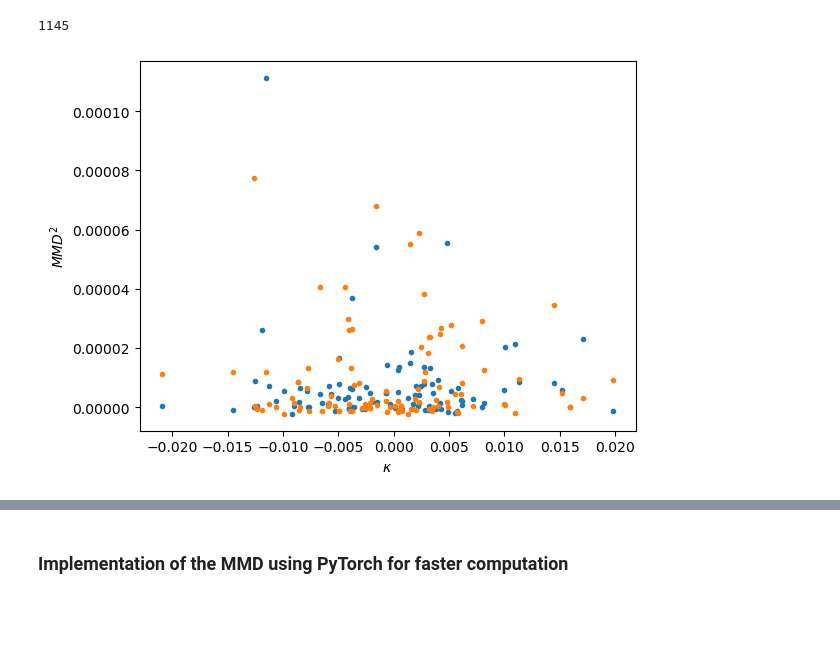
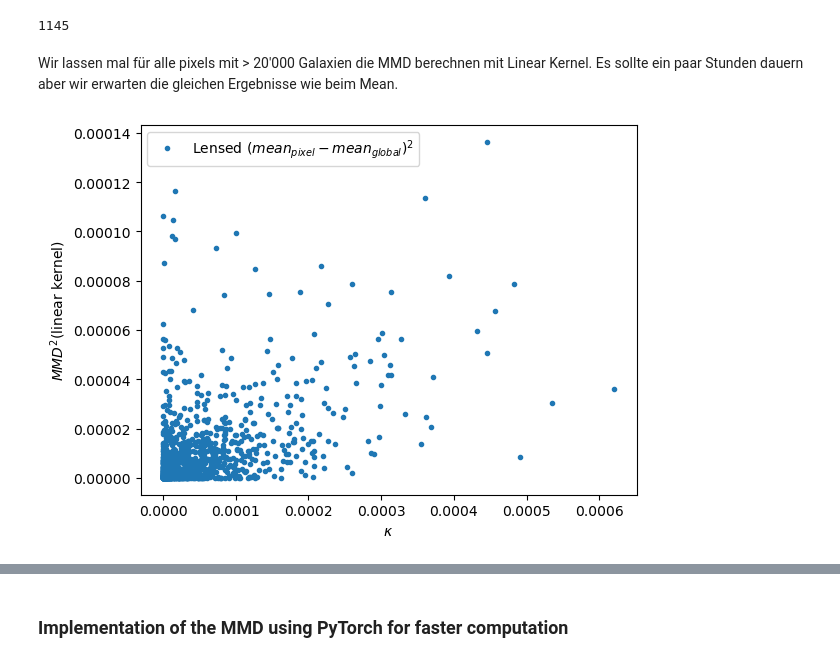
Before and after one commit to santiagobrunner/Weak-Lensing, a Jupyter notebook: MMD_estimator1000.ipynb, the cells around one changed output, grey strips where cells are left out. Cells and saved outputs as stored; diff of their text form; code cells hidden in the pictures; blank space fills up the shorter version.

```diff
--- a/MMD_estimator1000.ipynb
+++ b/MMD_estimator1000.ipynb
@@ -120,3 +122,7 @@ means_lensed = np.array(means_lensed)
+# %%
+means_lensed = np.load("means_lensed_1000sqd.npy")
+means_unlensed = np.load("means_unlensed_1000sqd.npy")
+pixels = np.load("pixels_1000sqd.npy")
 # %%
 mean_theory = np.mean(intrinsic_size1000)*(1.0 + kappamap_225[pixels])
 m, b = np.polyfit(kappamap_225[pixels], means_lensed,1)
@@ -127 +133,5 @@ Fit parameters (m,b): 0.2996247298862678 0.317045462768339
 Mean intrinsic size: 0.31698585
+# %%
+# MMD^2 = (mean_pixel - mean_global)^2
+mmds_lensed_linear_backtest = (means_lensed - np.mean(observed_size1000_masked))**2
+print(np.mean(means_lensed), np.mean(observed_size1000_masked))
@@ -226,4 +246,6 @@ for p in sub_pixel:
 
 mmds_list= np.array(mmds_list)
 pixel_list=np.array(pixel_list)
+# %% [markdown]
+Wir lassen mal für alle pixels mit > 20'000 Galaxien die MMD berechnen mit Linear Kernel. Es sollte ein paar Stunden dauern aber wir erwarten die gleichen Ergebnisse wie beim Mean.
 # %%
@@ -239,9 +264,14 @@ mmds_lensed_list= np.array(mmds_lensed_list)
 # %%
 plt.figure()
-plt.plot(kappamap_225[pixel_list], mmds_list, '.', label='unlensed')
-plt.plot(kappamap_225[pixel_list], mmds_lensed_list, '.', label='lensed')#NEW
+# plt.plot(kappamap_225[pixel_list], mmds_list, '.', label='unlensed')
+# plt.plot(kappamap_225[pixels]**2, mmds_lensed_list, '.', label='Lensed (MMD)')
+# plt.plot(kappamap_225[pixels], mmds_lensed_list*plus_min_mask, '.', label='Lensed (signed MMD)')
+# plt.plot(kappamap_225[pixels], means_lensed, '.', label='Lensed')
+plt.plot(kappamap_225[pixels]**2, mmds_lensed_linear_backtest, '.', label=r'Lensed $(mean_{pixel} - mean_{global})^2$')
 plt.xlabel(r'$\kappa$')
-plt.ylabel(r'$MMD^2$')
+plt.ylabel(r'$MMD^2$(linear kernel)')
+# plt.ylim((-0.00001,0.00001))
+plt.legend()
 plt.show()
 # %% [output]
-[figure, old version]
+[figure, new version]
```
Also changed, not shown: parts of 25 cells of this notebook, 4 other files.
